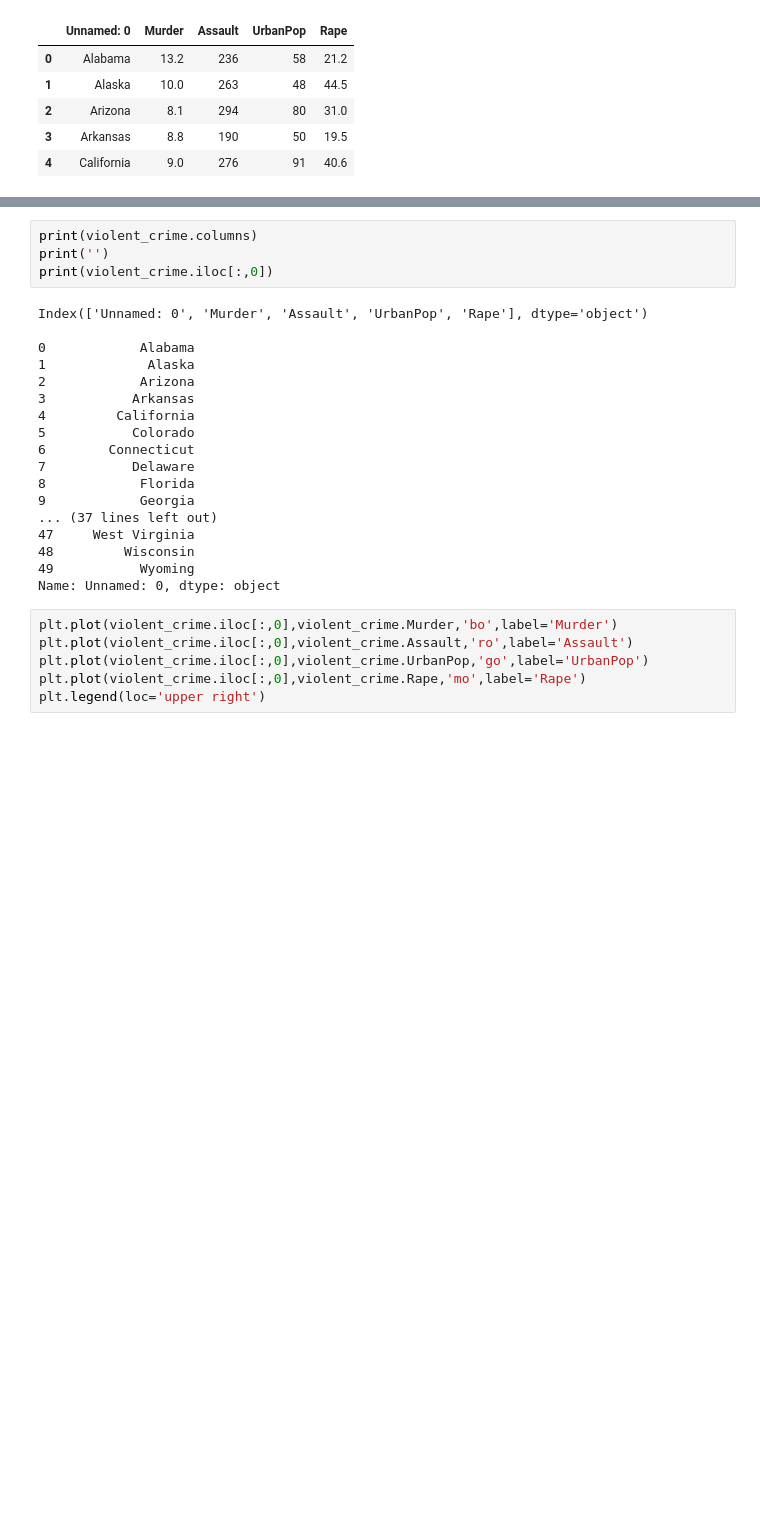
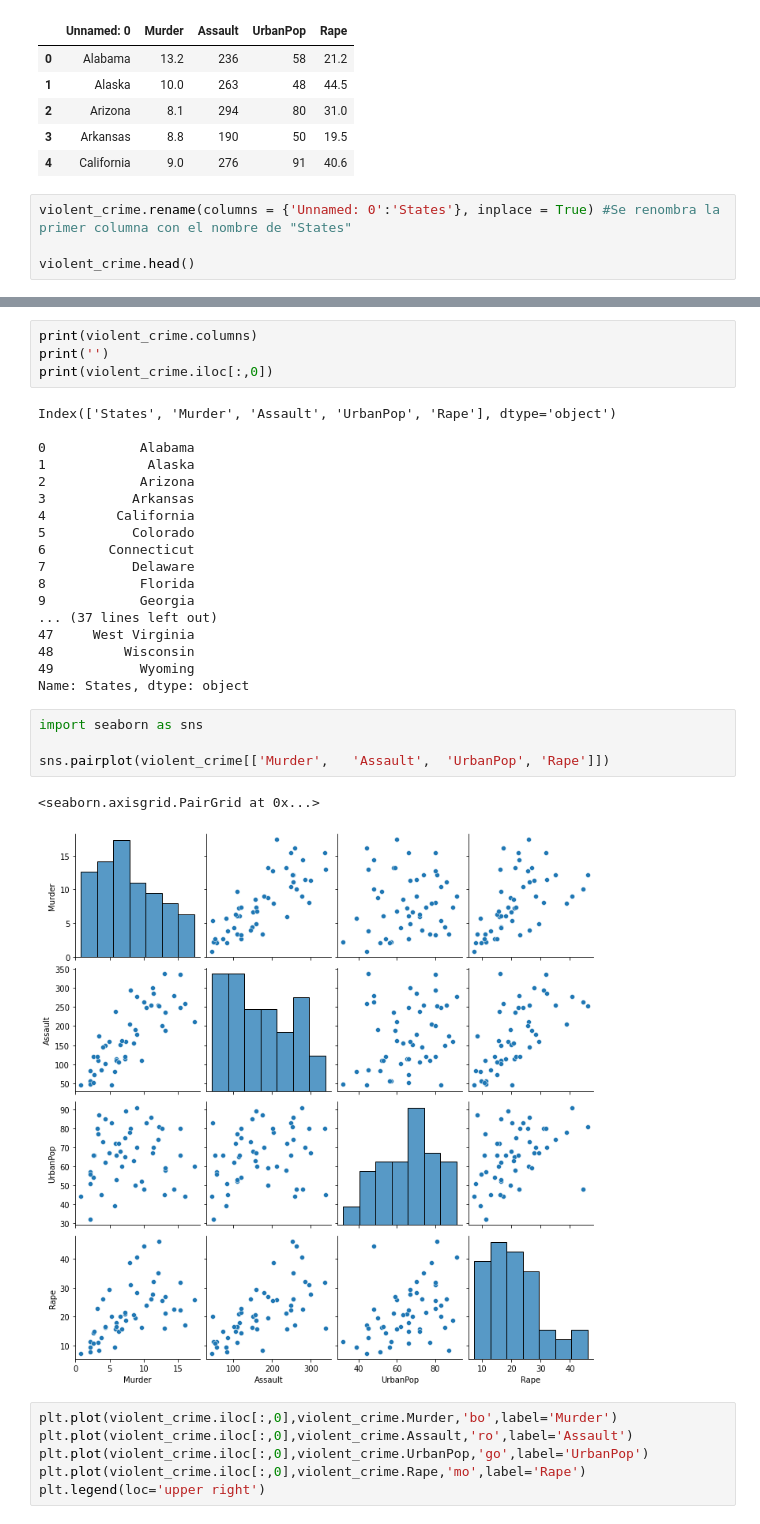
Before and after one commit to plance17/Aprendizaje-de-Maquina, a Jupyter notebook: Teoría_5_Ejercicio_3.ipynb, the cells around one changed output, grey strips where cells are left out. Saved outputs shown, nothing was run; the diff lists cells and outputs as text; blank space fills up the shorter version.

```diff
--- a/Teoría_5_Ejercicio_3.ipynb
+++ b/Teoría_5_Ejercicio_3.ipynb
@@ -40,3 +40,7 @@ violent_crime.head()
 | 2 | Arizona | 8.1 | 294 | 80 | 31.0 |
 | 3 | Arkansas | 8.8 | 190 | 50 | 19.5 |
 | 4 | California | 9.0 | 276 | 91 | 40.6 |
+# %%
+violent_crime.rename(columns = {'Unnamed: 0':'States'}, inplace = True) #Se renombra la primer columna con el nombre de "States"
+
+violent_crime.head()
@@ -45,7 +56,7 @@ print(violent_crime.columns)
 print('')
 print(violent_crime.iloc[:,0])
 # %% [output]
-Index(['Unnamed: 0', 'Murder', 'Assault', 'UrbanPop', 'Rape'], dtype='object')
+Index(['States', 'Murder', 'Assault', 'UrbanPop', 'Rape'], dtype='object')
 
 0            Alabama
 1             Alaska
@@ -61,7 +72,14 @@ Index(['Unnamed: 0', 'Murder', 'Assault', 'UrbanPop', 'Rape'], dtype='object')
 47     West Virginia
 48         Wisconsin
 49           Wyoming
-Name: Unnamed: 0, dtype: object
+Name: States, dtype: object
+# %%
+import seaborn as sns
+
+sns.pairplot(violent_crime[['Murder',	'Assault',	'UrbanPop', 'Rape']])
+# %% [output]
+<seaborn.axisgrid.PairGrid at 0x...>
+[figure, added]
 # %%
 plt.plot(violent_crime.iloc[:,0],violent_crime.Murder,'bo',label='Murder')
 plt.plot(violent_crime.iloc[:,0],violent_crime.Assault,'ro',label='Assault')
```
Also changed, not shown: parts of 31 cells of this notebook.
